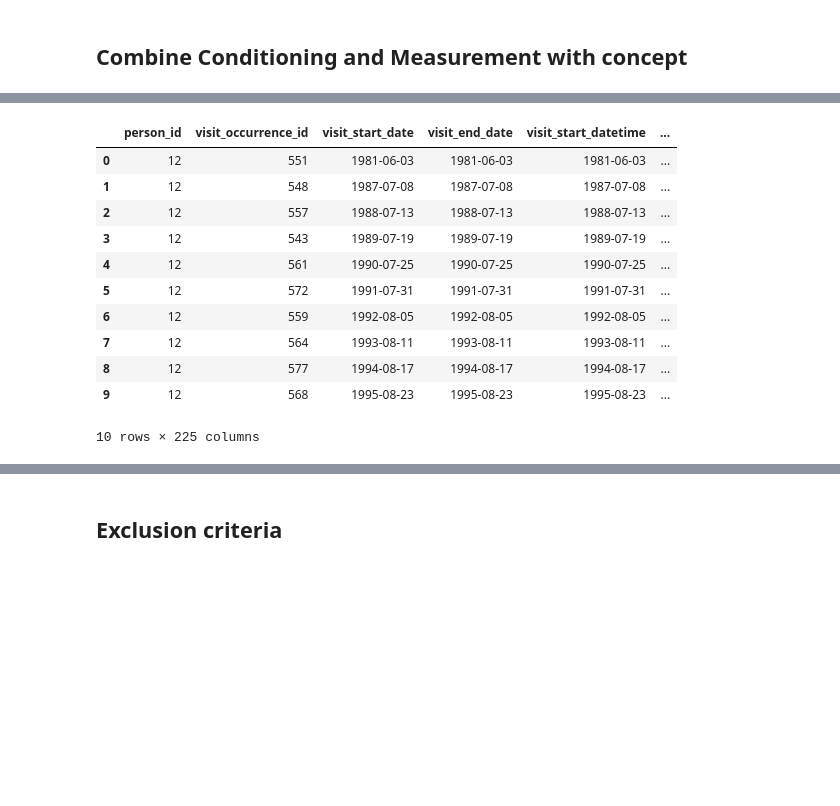
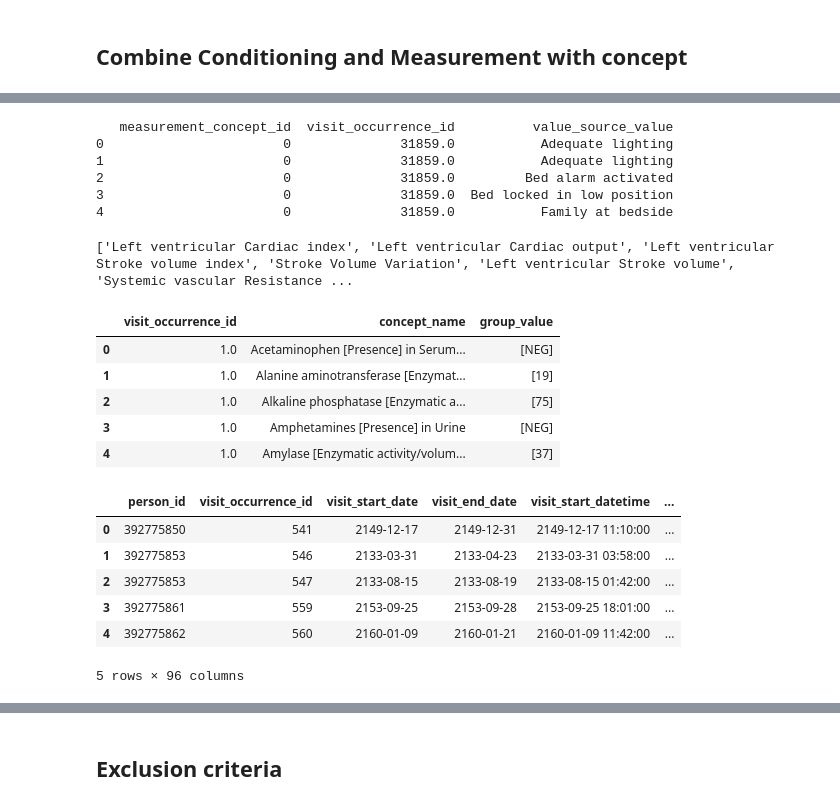
Before and after one commit to YuchenZhu2335/BIS568-final-project, a Jupyter notebook: final project.py.ipynb, the cells around one changed output, grey strips where cells are left out. Drawn from its saved outputs; the diff is of its cells as text; code cells hidden in the pictures; blank space fills up the shorter version.

```diff
--- a/final project.py.ipynb
+++ b/final project.py.ipynb
@@ -117,0 +222,15 @@ df_merge.head(10)
+# %%
+csv_file_path = r'C:\Users\12862\OneDrive\Documents\GitHub\BIS568-final-project\BIS568-final-project\measurement\measurement.csv'
+
+# Read the CSV file into a pandas DataFrame
+df_measurement = pd.read_csv(csv_file_path)
+
+# Show the first few rows of the DataFrame
+print(df_measurement.head())
+# %% [output]
+   measurement_concept_id  visit_occurrence_id          value_source_value
+0                       0              31859.0           Adequate lighting
+1                       0              31859.0           Adequate lighting
+2                       0              31859.0         Bed alarm activated
+3                       0              31859.0  Bed locked in low position
+4                       0              31859.0           Family at bedside
@@ -118,11 +240,28 @@ df_merge.head(10)
 # %%
 #including measure #1
-df_meas = pd.merge(omop_meas, omop_concept[['concept_id', 'concept_name']], left_on='measurement_concept_id', right_on='concept_id')
+df_meas = pd.merge(df_measurement_filtered, omop_concept[['concept_id', 'concept_name']], left_on='measurement_concept_id', right_on='concept_id')
 meas_keep = ['visit_occurrence_id', 'concept_name', 'value_source_value']
 df_meas = df_meas[meas_keep]
+# %%
+unique_concept_names = df_meas['concept_name'].unique()
+
+# If you want to convert it to a list
+unique_concept_names_list = list(unique_concept_names)
+
+# Print the unique concept names
+print(unique_concept_names_list)
+# %% [output]
+['Left ventricular Cardiac index', 'Left ventricular Cardiac output', 'Left ventricular Stroke volume index', 'Stroke Volume Variation', 'Left ventricular Stroke volume', 'Systemic vascular Resistance ...
 # %%
-aggregated_df = df_meas.groupby(['visit_occurrence_id', 'concept_name']).agg(
-    aggregated_value=('value_source_value', 'sum')  # or 'sum', 'max', etc.
-).reset_index()
+df_group = df_meas.groupby(['visit_occurrence_id','concept_name']).agg(group_value=('value_source_value',lambda x: list(x))).reset_index()
+# %%
+df_group.head()
+# %% [output]
+|  | visit_occurrence_id | concept_name | group_value |
+| 0 | 1.0 | Acetaminophen [Presence] in Serum... | [NEG] |
+| 1 | 1.0 | Alanine aminotransferase [Enzymat... | [19] |
+| 2 | 1.0 | Alkaline phosphatase [Enzymatic a... | [75] |
+| 3 | 1.0 | Amphetamines [Presence] in Urine | [NEG] |
+| 4 | 1.0 | Amylase [Enzymatic activity/volum... | [37] |
 # %%
-pivot_df = aggregated_df.pivot(index='visit_occurrence_id', columns='concept_name', values='aggregated_value')
+df_pivot = df_group.pivot(index='visit_occurrence_id',columns='concept_name',values='group_value').reset_index()
@@ -131,19 +357,12 @@ pivot_df_reset = pivot_df.reset_index()
 # %%
-df_merged = pd.merge(df_merge, pivot_df_reset,
-                           on='visit_occurrence_id',
-                           how='left')
+df_selected = pd.merge(merged_df, df_pivot_filtered, on='visit_occurrence_id', how='left')
-# %%
-df_merged.head(10)
-# %% [output]
-|  | person_id | visit_occurrence_id | visit_start_date | visit_end_date | visit_start_datetime | ... |
-| 0 | 12 | 551 | 1981-06-03 | 1981-06-03 | 1981-06-03 | ... |
-| 1 | 12 | 548 | 1987-07-08 | 1987-07-08 | 1987-07-08 | ... |
-| 2 | 12 | 557 | 1988-07-13 | 1988-07-13 | 1988-07-13 | ... |
-| 3 | 12 | 543 | 1989-07-19 | 1989-07-19 | 1989-07-19 | ... |
-| 4 | 12 | 561 | 1990-07-25 | 1990-07-25 | 1990-07-25 | ... |
-| 5 | 12 | 572 | 1991-07-31 | 1991-07-31 | 1991-07-31 | ... |
-| 6 | 12 | 559 | 1992-08-05 | 1992-08-05 | 1992-08-05 | ... |
-| 7 | 12 | 564 | 1993-08-11 | 1993-08-11 | 1993-08-11 | ... |
-| 8 | 12 | 577 | 1994-08-17 | 1994-08-17 | 1994-08-17 | ... |
-| 9 | 12 | 568 | 1995-08-23 | 1995-08-23 | 1995-08-23 | ... |
-10 rows × 225 columns
+# %%
+df_selected.head()
+# %% [output]
+|  | person_id | visit_occurrence_id | visit_start_date | visit_end_date | visit_start_datetime | ... |
+| 0 | 392775850 | 541 | 2149-12-17 | 2149-12-31 | 2149-12-17 11:10:00 | ... |
+| 1 | 392775853 | 546 | 2133-03-31 | 2133-04-23 | 2133-03-31 03:58:00 | ... |
+| 2 | 392775853 | 547 | 2133-08-15 | 2133-08-19 | 2133-08-15 01:42:00 | ... |
+| 3 | 392775861 | 559 | 2153-09-25 | 2153-09-28 | 2153-09-25 18:01:00 | ... |
+| 4 | 392775862 | 560 | 2160-01-09 | 2160-01-21 | 2160-01-09 11:42:00 | ... |
+5 rows × 96 columns
```
Also changed, not shown: parts of 31 cells of this notebook, 1 other file.
